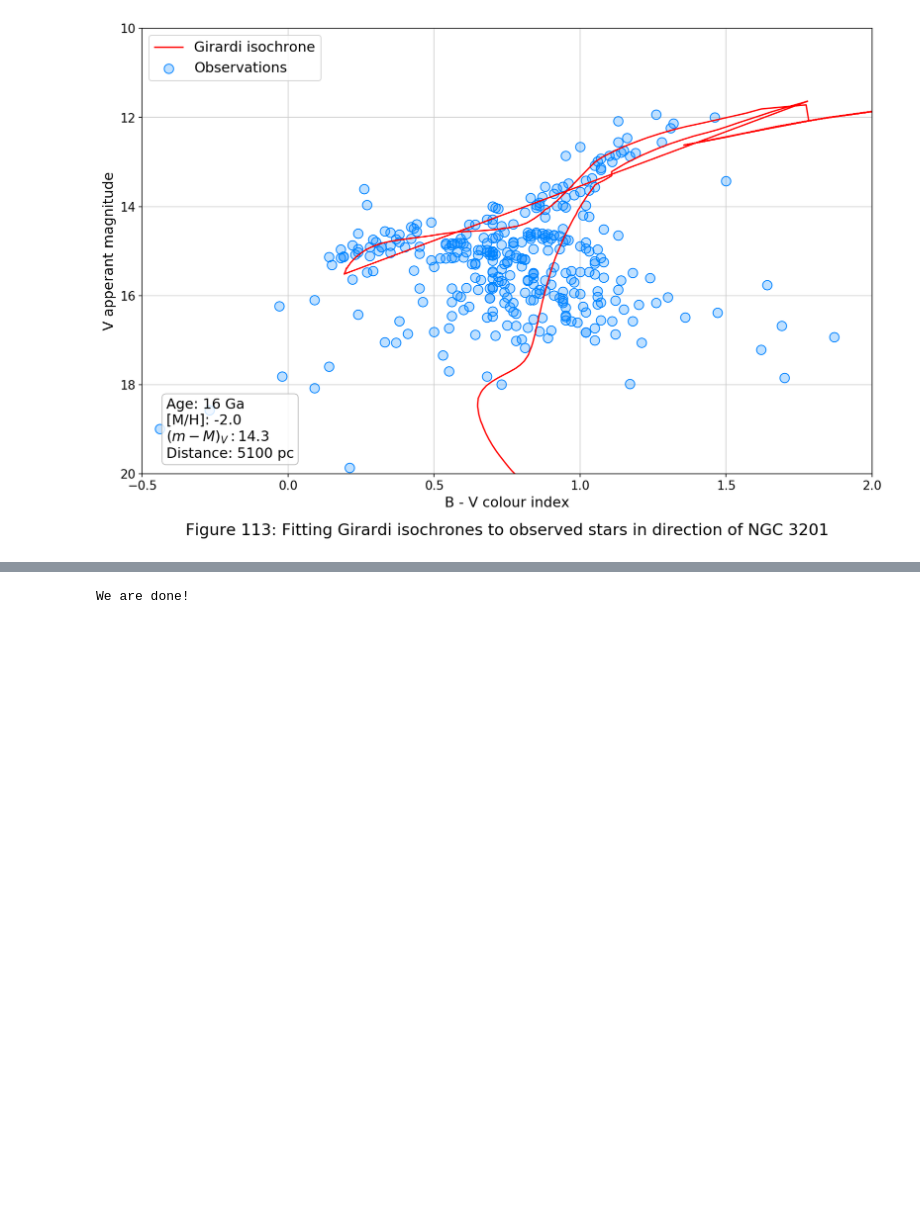
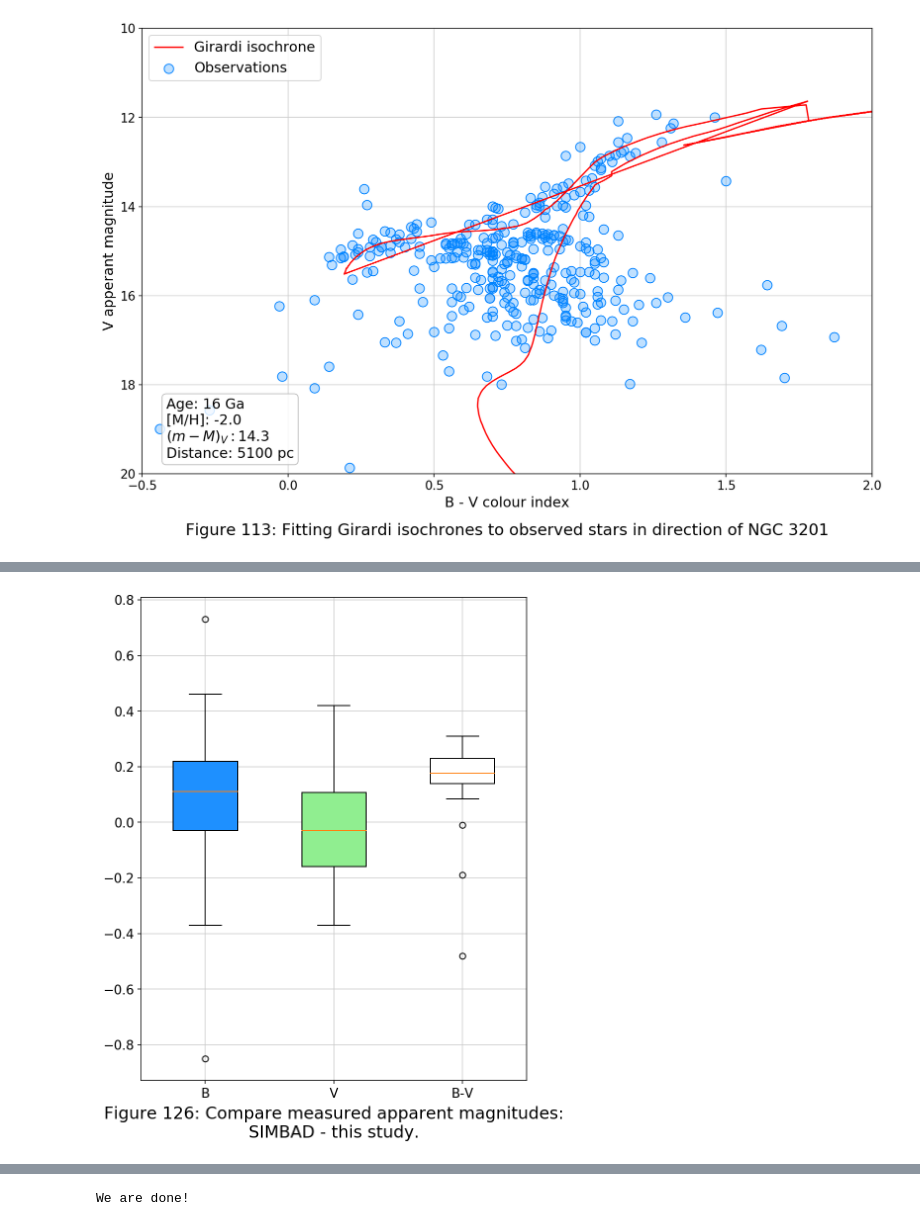
Before and after one commit to evgenyneu/asp3231_project, a Jupyter notebook: code/070_fit_isochrones/fit_isochrones.ipynb, the cells around one changed output, grey strips where cells are left out. Drawn from its saved outputs; the diff is of its cells as text; code cells hidden in the pictures; blank space fills up the shorter version.

```diff
--- a/code/070_fit_isochrones/fit_isochrones.ipynb
+++ b/code/070_fit_isochrones/fit_isochrones.ipynb
@@ -928,0 +1125,82 @@ plot_stars(image=image, positions=star_check_positions,
+# %%
+# The default colors used for box plots
+BOXPLOT_COLORS = ['dodgerblue', 'lightgreen', 'white']
+DEFAULT_COLOR = 'khaki'
+
+
+def compare_boxplots(groups, title, figure_number, labels, colors=BOXPLOT_COLORS):
+    """
+    Shows multiple box plots on one graph, in groups.
+
+    Parameters
+    ----------
+    groups : list of list
+        Each element of the list contains a list of values.
+
+    title: str
+        The main title of the plot.
+
+    labels: list of str
+        The x-axis labels for the box plots in each graph.
+
+    colors: list of str
+        A list of colors to use for the boxplots. The number of colors needs to be the same as
+        the number of paths in each element of paths array.
+    """
+
+    fig, ax = plt.subplots(figsize=[7, 9])
+
+    if colors is None:
+        colors = [DEFAULT_COLOR] * len(groups[0])
+
+    bplot = ax.boxplot(groups, labels=labels, widths=0.5, patch_artist=True)
+
+    for patch, color in zip(bplot['boxes'], colors):
+        patch.set_facecolor(color)
+
+    ax.grid()
+    ax.set_title(title, y=-0.13)  # Set image title
+
+
+def plot_difference_boxplot(df, figure_number, number_offset):
+    """
+    Plot magnitudes from Simbad vs ours.
+
+    Parameters
+    ---------
+
+    df: pandas.core.frame.DataFrame
+        Table containing the magnitudes.
+
+    filter_name: str
+        Filter name: "V", "B" etc.
+
+    number_offset: float
+        y-offset for the star label.
+    """
+
+    # Drop rows with empty magnitudes
+    df_clean = df.dropna(subset=[f"v_mag"])
+    v_values = df_clean[f"v_mag_simbad"] - df_clean[f"v_mag"]
+
+    df_clean = df.dropna(subset=[f"b_mag"])
+    b_values = df_clean[f"b_mag_simbad"] - df_clean[f"b_mag"]
+
+    df_clean = df.dropna(subset=[f"b_mag", "v_mag"])
+    b_minus_v_values = df_clean[f"b-v_mag_simbad"] - df_clean[f"b-v_mag"]
+
+    title = f"Figure {figure_number}: Compare measured apparent magnitudes:\nSIMBAD - this study."
+
+    groups = [b_values.values, v_values.values, b_minus_v_values.values]
+
+    compare_boxplots(groups=groups,
+                     title=title,
+                     figure_number=figure_number,
+                     labels=["B", "V", "B-V"])
+
+
+figure_number += 1
+
+plot_difference_boxplot(df=df_check_stars, figure_number=figure_number, number_offset=0.025)
+# %% [output]
+[figure, added]
```
Also changed, not shown: parts of 12 cells of this notebook, 1 other file.
